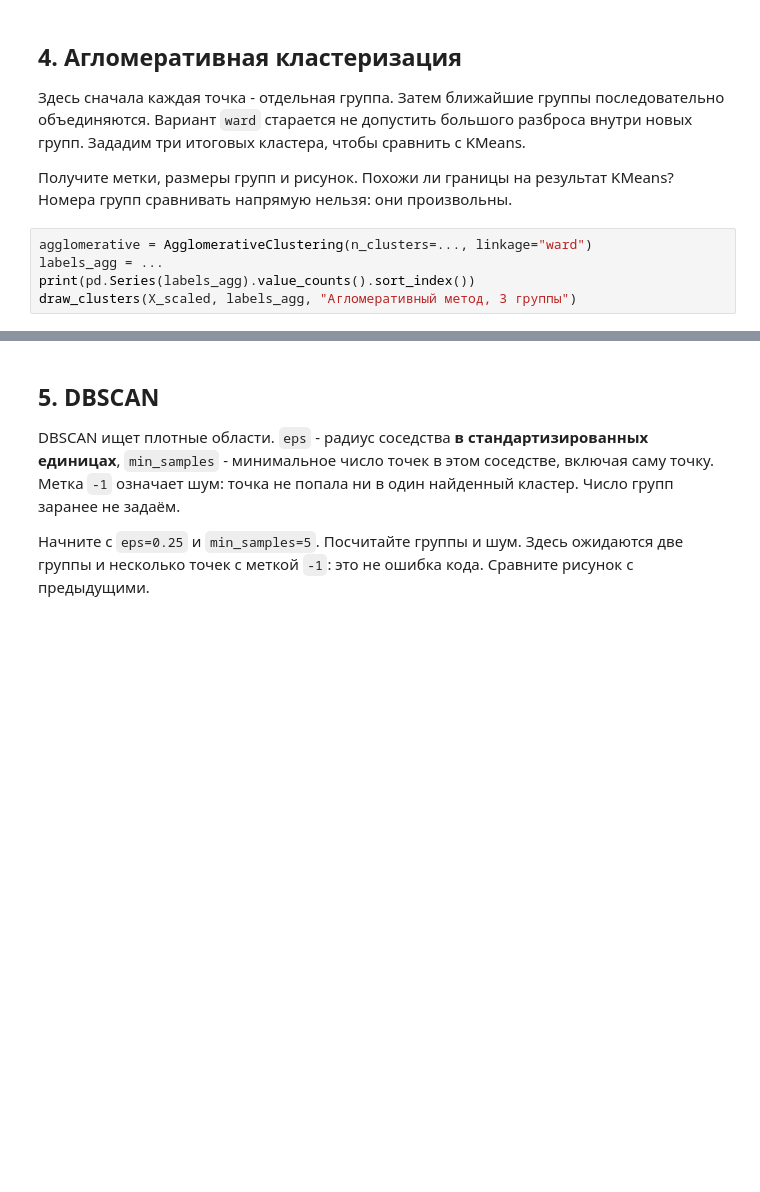
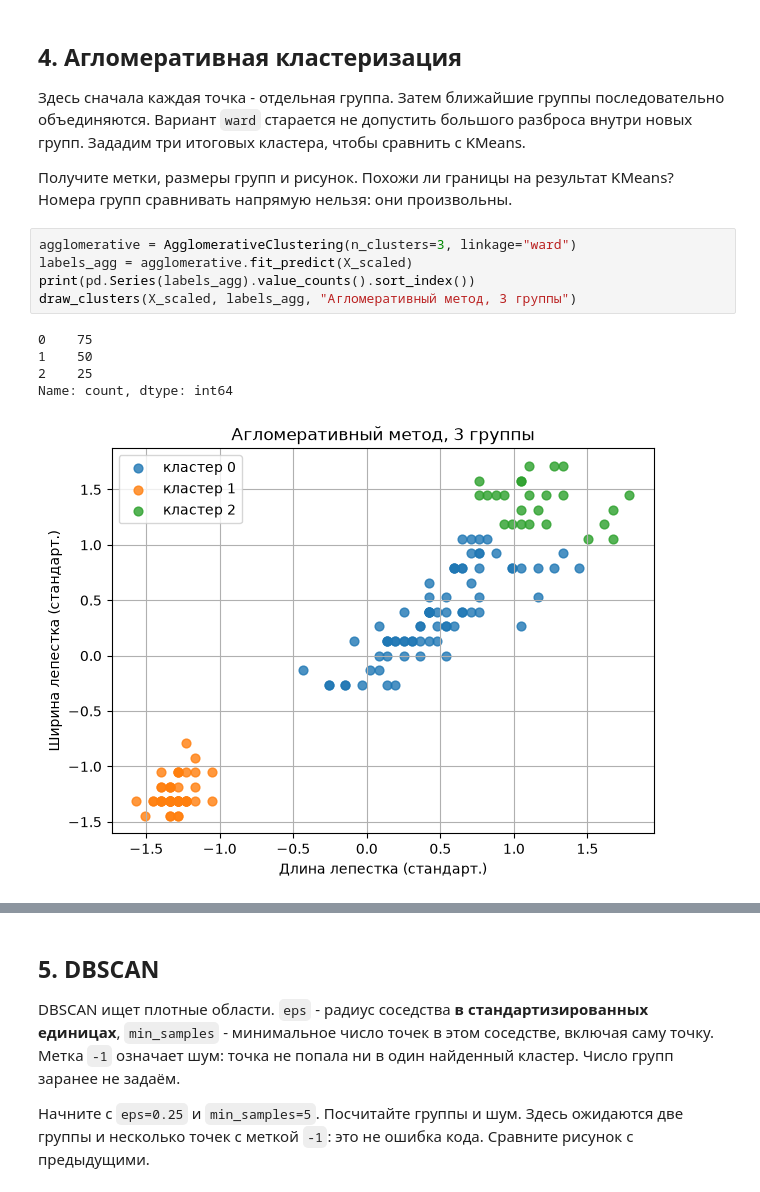
Before and after one commit to thundersen48/General_repository, a Jupyter notebook: study/the_basics_of_ai_lb_3/Кластеризация.ipynb, the cells around one changed output, grey strips where cells are left out. Saved outputs shown, nothing was run; the diff lists cells and outputs as text; blank space fills up the shorter version.

```diff
--- a/study/the_basics_of_ai_lb_3/Кластеризация.ipynb
+++ b/study/the_basics_of_ai_lb_3/Кластеризация.ipynb
@@ -96,7 +137,13 @@ for k in [2, 3, 4]:
 
 Получите метки, размеры групп и рисунок. Похожи ли границы на результат KMeans? Номера групп сравнивать напрямую нельзя: они произвольны.
 # %%
-agglomerative = AgglomerativeClustering(n_clusters=..., linkage="ward")
-labels_agg = ...
+agglomerative = AgglomerativeClustering(n_clusters=3, linkage="ward")
+labels_agg = agglomerative.fit_predict(X_scaled)
 print(pd.Series(labels_agg).value_counts().sort_index())
 draw_clusters(X_scaled, labels_agg, "Агломеративный метод, 3 группы")
+# %% [output]
+0    75
+1    50
+2    25
+Name: count, dtype: int64
+[figure, added]
```
Also changed, not shown: parts of 21 cells of this notebook, 2 other files.
